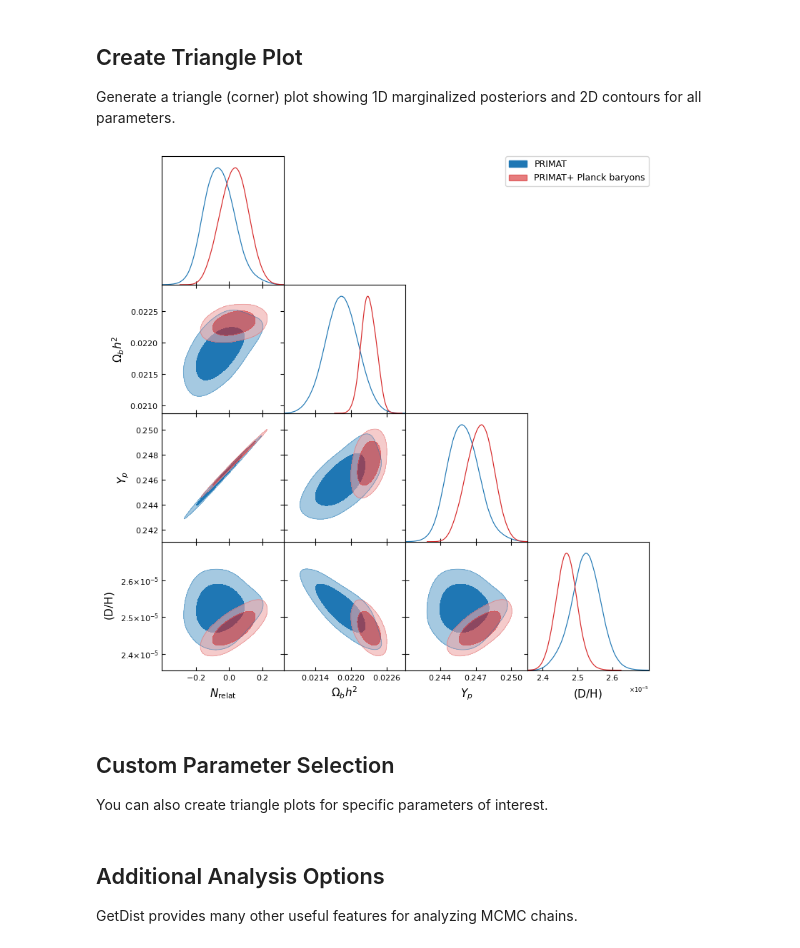
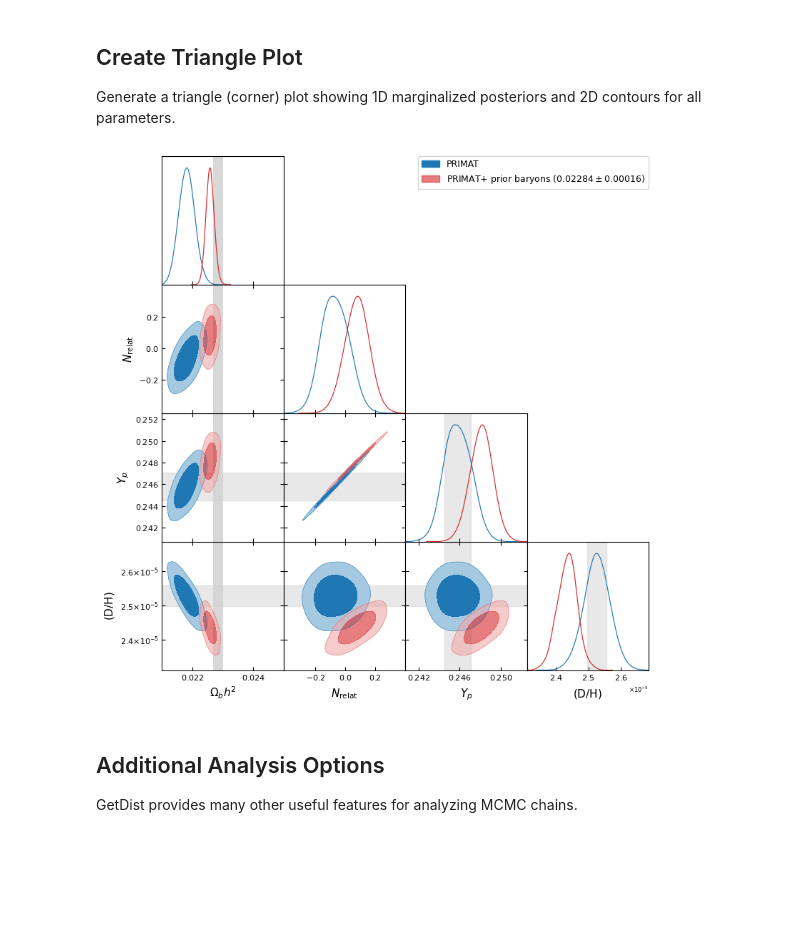
Before and after one commit to CyrilPitrou/primat_wrapper, a Jupyter notebook: pythontest/analyze_primat_standard.ipynb, the cells around one changed output. Cells and saved outputs as stored; diff of their text form; code cells hidden in the pictures; blank space fills up the shorter version.

```diff
--- a/pythontest/analyze_primat_standard.ipynb
+++ b/pythontest/analyze_primat_standard.ipynb
@@ -98,32 +86,74 @@ Generate a triangle (corner) plot showing 1D marginalized posteriors and 2D cont
 # %%
 # Create GetDist plotter
 g = plots.get_subplot_plotter()
 
 # Configure plot settings
 g.settings.num_plot_contours = 2  # Show 68% and 95% contours
 g.settings.alpha_filled_add = 0.6  # Transparency of filled contours
 g.settings.linewidth = 1.5
 
 # Create triangle plot with all sampled parameters
 # This shows 1D posteriors on the diagonal and 2D contours off-diagonal
 
 g.triangle_plot([samples1,samples2],
-                ['Nrelat','omegabh2','YHe','DH'],
-                      filled=True,
-                      #plot_3d_with_param='sigma1_B',
-                     legend_labels=['PRIMAT','PRIMAT+ Planck baryons'],
-                     legend_loc='upper right',
-                    contour_colors=['tab:blue','tab:red']
-                    )
+                ['omegabh2','Nrelat','YHe','DH'],
+                filled=True,
+                #plot_3d_with_param='sigma1_B',
+                legend_labels=['PRIMAT',r'PRIMAT+ prior baryons ($0.02284 \pm 0.00016$)'],
+                legend_loc='upper right',
+                contour_colors=['tab:blue','tab:red']
+                )
+
+# Add vertical bar for omegabh2 (Planck 2018 value) in all triangle subplots where omegabh2 is on x or y axis
+import matplotlib.patches as patches
+omegabh2_central = 0.02285
+omegabh2_width = 2*0.00016
+YHe_central = 0.2458
+YHe_width = 2*0.0013
+DH_central = 2.527e-5
+DH_width = 2*0.030e-5
+axes = g.subplots
+if axes is not None:
+    n = axes.shape[0]
+    param_names = ['omegabh2', 'Nrelat', 'YHe', 'DH']
+    for i in range(n):
+        for j in range(n):
+            ax = axes[i, j]
+            # Only fill if this subplot exists (lower triangle and diagonal)
+            if ax is not None and (i >= j):
+                # Restrict omegabh2 range on x-axis (j==0)
+                if j == 0:
+                    ax.set_xlim(0.021, 0.025)
+                    rect = patches.Rectangle((omegabh2_central-omegabh2_width/2, ax.get_ylim()[0]), omegabh2_width, ax.get_ylim()[1]-ax.get_ylim()[0],
+                                         linewidth=0, edgecolor=None, facecolor='gray', alpha=0.3, zorder=0)
+                    ax.add_patch(rect)
+                # Restrict omegabh2 range on y-axis (i==0) and not the same as above (i!=j)
+                if i == 0 and j != 0:
+                    ax.set_ylim(0.021, 0.025)
+                    rect = patches.Rectangle((ax.get_xlim()[0], omegabh2_central-omegabh2_width/2), ax.get_xlim()[1]-ax.get_xlim()[0], omegabh2_width,
+                                         linewidth=0, edgecolor=None, facecolor='gray', alpha=0.3, zorder=0)
+                    ax.add_patch(rect)
+                # Always add both bands in YHe-DH and DH-YHe panels
+                if (param_names[i], param_names[j]) == ('YHe', 'DH') or (param_names[i], param_names[j]) == ('DH', 'YHe'):
+                    ax.axvspan(YHe_central-YHe_width/2, YHe_central+YHe_width/2, color='lightgray', alpha=0.5, zorder=0)
+                    ax.axhspan(DH_central-DH_width/2, DH_central+DH_width/2, color='lightgray', alpha=0.5, zorder=0)
+                # Add band for YHe constraint (vertical for 1D, horizontal for 2D)
+                elif param_names[i] == 'YHe':
+                    if i == j:  # 1D marginal (diagonal)
+                        ax.axvspan(YHe_central-YHe_width/2, YHe_central+YHe_width/2, color='lightgray', alpha=0.5, zorder=0)
+                    else:  # 2D plot, YHe is y-axis
+                        ax.axhspan(YHe_central-YHe_width/2, YHe_central+YHe_width/2, color='lightgray', alpha=0.5, zorder=0)
+                # Add band for DH constraint (vertical for 1D, horizontal for 2D)
+                elif param_names[i] == 'DH':
+                    if i == j:  # 1D marginal (diagonal)
+                        ax.axvspan(DH_central-DH_width/2, DH_central+DH_width/2, color='lightgray', alpha=0.5, zorder=0)
+                    else:  # 2D plot, DH is y-axis
+                        ax.axhspan(DH_central-DH_width/2, DH_central+DH_width/2, color='lightgray', alpha=0.5, zorder=0)
 
 # Display the plot
 #plt.suptitle(f'Triangle Plot: {os.path.basename(chain_name1)}', fontsize=11, y=0.995)
 plt.tight_layout()
 plt.show()
 g.export(output_dir + 'triangle_standard.pdf')
 # %% [output]
-[figure, old version]
+[figure, new version]
-# %% [markdown]
-## Custom Parameter Selection
-
-You can also create triangle plots for specific parameters of interest.
```
Also changed, not shown: parts of 3 cells of this notebook, 2 other files.
